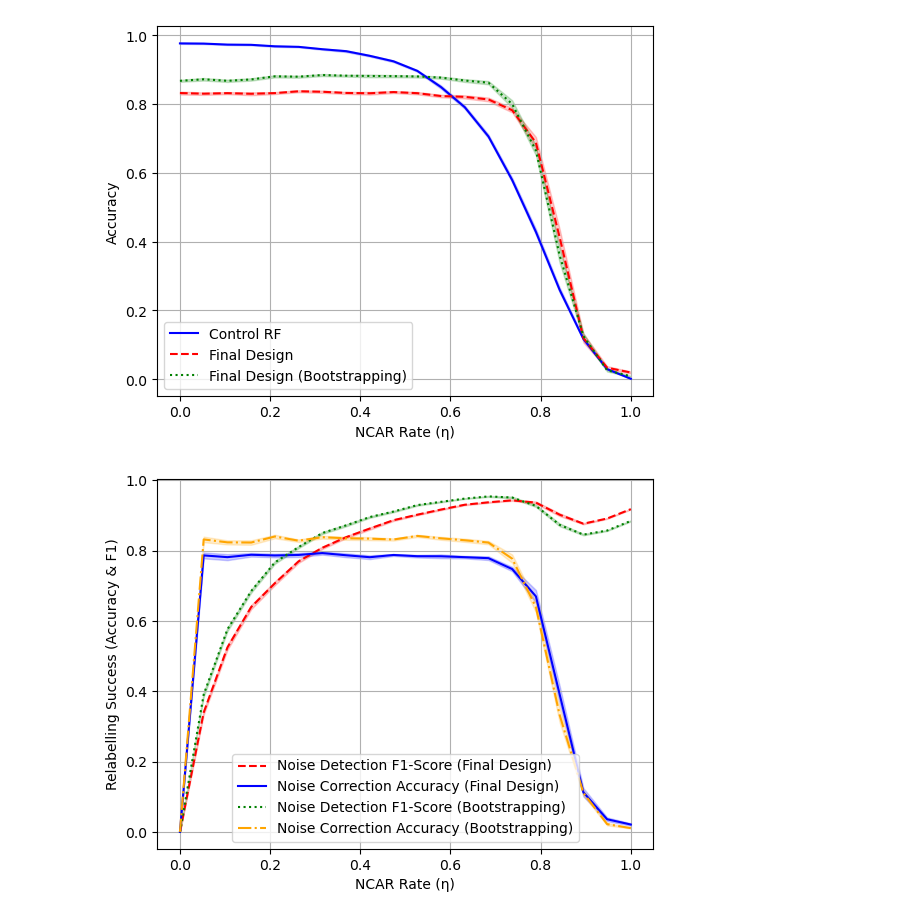
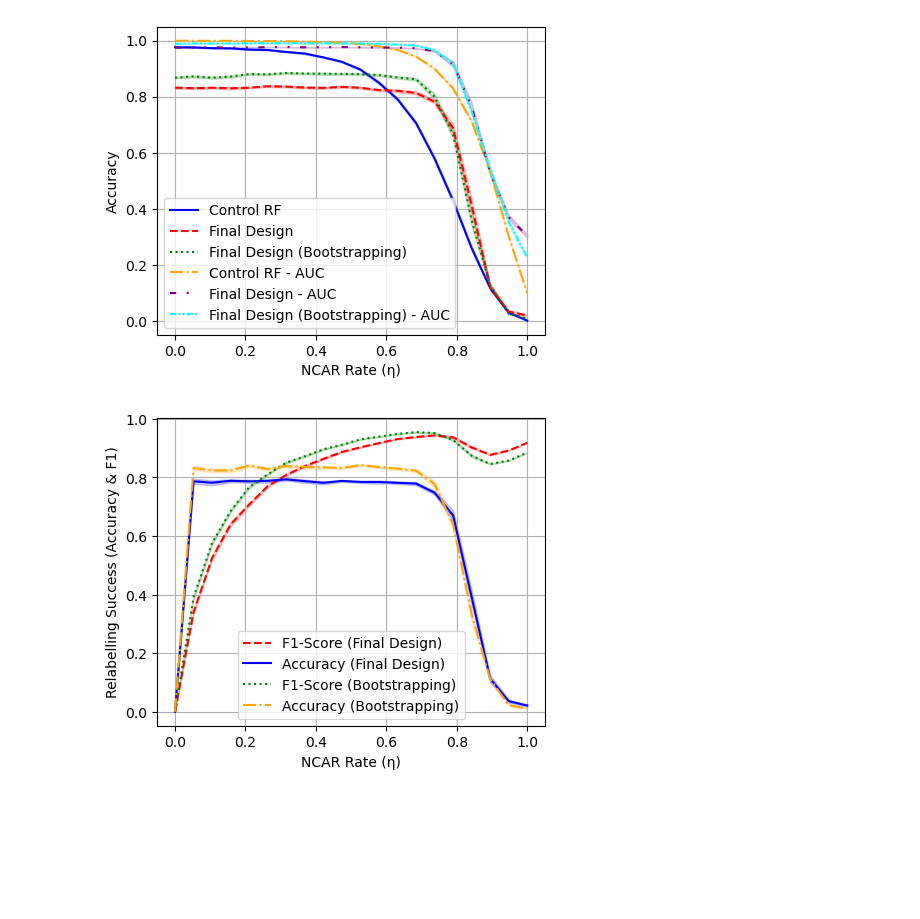
Before and after one commit to JElder03/ECM3401-Coursework, a Jupyter notebook: Final Desing/Experiments Datasets.ipynb, the cells around one changed output. Cells and saved outputs as stored; diff of their text form; code cells hidden in the pictures; blank space fills up the shorter version.

Commit message:
Updated graphs + csv data

```diff
--- a/Final Desing/Experiments Datasets.ipynb
+++ b/Final Desing/Experiments Datasets.ipynb
@@ -15,6 +15,10 @@ TRIALS = 35
 N_ESTIMATORS = 10
 TEST_SIZE = 0.25
 ITERATIONS = 20
+
+FIG_SIZE = (5,4)
+FONT_SIZE = 10
+plt.rcParams["figure.figsize"] = FIG_SIZE  # width, height in inches
 # %%
 data = load_digits()
 
@@ -28,45 +32,52 @@ accuracies_boot, auc_boot, relabelling_f1_boot, relabelling_acc_boot, x_axis = r
     data, RandomForestClassifier, symmetric_noise,
     n_estimators=N_ESTIMATORS, trials=TRIALS,
     resolution=RESOLUTION, test_size=TEST_SIZE, iterations=ITERATIONS,
     control=False, bootstrapping=True
 )
 
 accuracies_all = np.concatenate([accuracies_all, accuracies_boot[:1]], axis=0)
-auc_all = np.concatenate([accuracies_all, auc_boot[:1]], axis=0)
+auc_all = np.concatenate([auc_all, auc_boot[:1]], axis=0)
 relabelling_f1_all = np.concatenate([relabelling_f1_all, relabelling_f1_boot[:1]], axis=0)
 relabelling_acc_all = np.concatenate([relabelling_acc_all, relabelling_acc_boot[:1]], axis=0)
 
 
 # Process results
 accuracies_mean_base, accuracies_se_base = process_experiment_result(accuracies_all)
+auc_mean, auc_se = process_experiment_result(auc_all)
 relabelling_f1_success_base, relabelling_f1_se_base = process_experiment_result(relabelling_f1_all)
 relabelling_acc_success_base, relabelling_acc_se_base = process_experiment_result(relabelling_acc_all)
 
 # Accuracy lines
 plot_with_error_band(x_axis, accuracies_mean_base[1], accuracies_se_base[1], label="Control RF", color='blue', linestyle='-')
 plot_with_error_band(x_axis, accuracies_mean_base[0], accuracies_se_base[0], label="Final Design", color='red', linestyle='--')
 plot_with_error_band(x_axis, accuracies_mean_base[2], accuracies_se_base[2], label="Final Design (Bootstrapping)", color='green', linestyle=':')
+plot_with_error_band(x_axis, auc_mean[1], auc_se[1], label="Control RF - AUC", color='orange', linestyle='-.')
+plot_with_error_band(x_axis, auc_mean[0], auc_se[0], label="Final Design - AUC", color='purple', linestyle=(0, (3, 5, 1, 5, 1, 5)))
+plot_with_error_band(x_axis, auc_mean[2], auc_se[2], label="Final Design (Bootstrapping) - AUC", color='cyan', linestyle=(0, (3, 1, 1, 1, 1, 1)))
 
-
-plt.xlabel("NCAR Rate (η)")
-plt.ylabel("Accuracy")
+plt.xlabel(fontsize=FONT_SIZE, xlabel = "NCAR Rate (η)")
+plt.ylabel(fontsize=FONT_SIZE, ylabel = "Accuracy")
+plt.xticks(fontsize=FONT_SIZE)
+plt.yticks(fontsize=FONT_SIZE)
 plt.legend()
 plt.grid(True)
 plt.show()
 
-plot_with_error_band(x_axis, relabelling_f1_success_base[0], relabelling_f1_se_base[0], label="Noise Detection F1-Score (Final Design)", color='red', linestyle='--')
-plot_with_error_band(x_axis, relabelling_acc_success_base[0], relabelling_acc_se_base[0], label="Noise Correction Accuracy (Final Design)", color='blue')
-plot_with_error_band(x_axis, relabelling_f1_success_base[1], relabelling_f1_se_base[1], label="Noise Detection F1-Score (Bootstrapping)", color='green', linestyle=':')
-plot_with_error_band(x_axis, relabelling_acc_success_base[1], relabelling_acc_se_base[1], label="Noise Correction Accuracy (Bootstrapping)", color='orange', linestyle='-.')
+plot_with_error_band(x_axis, relabelling_f1_success_base[0], relabelling_f1_se_base[0], label="F1-Score (Final Design)", color='red', linestyle='--')
+plot_with_error_band(x_axis, relabelling_acc_success_base[0], relabelling_acc_se_base[0], label="Accuracy (Final Design)", color='blue')
+plot_with_error_band(x_axis, relabelling_f1_success_base[1], relabelling_f1_se_base[1], label="F1-Score (Bootstrapping)", color='green', linestyle=':')
+plot_with_error_band(x_axis, relabelling_acc_success_base[1], relabelling_acc_se_base[1], label="Accuracy (Bootstrapping)", color='orange', linestyle='-.')
 
-plt.xlabel("NCAR Rate (η)")
-plt.ylabel("Relabelling Success (Accuracy & F1)")
+plt.xlabel(fontsize=FONT_SIZE, xlabel = "NCAR Rate (η)")
+plt.ylabel(fontsize=FONT_SIZE, ylabel = "Relabelling Success (Accuracy & F1)")
+plt.xticks(fontsize=FONT_SIZE)
+plt.yticks(fontsize=FONT_SIZE)
 plt.legend()
 plt.grid(True)
 plt.show()
 # %% [output]
-[figure, old version]
+[figure, new version]
-[figure, old version]
+[figure, new version]
 # %%
 data = load_breast_cancer()
 
```
Also changed, not shown: parts of 2 cells of this notebook, 41 other files.
